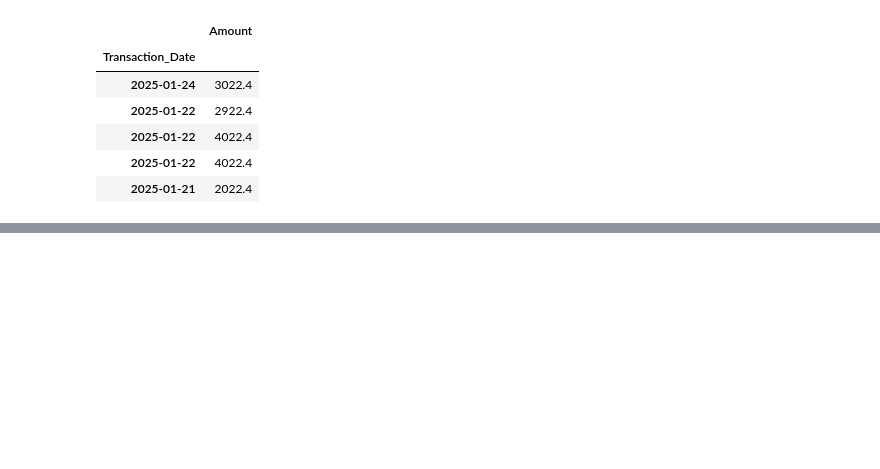
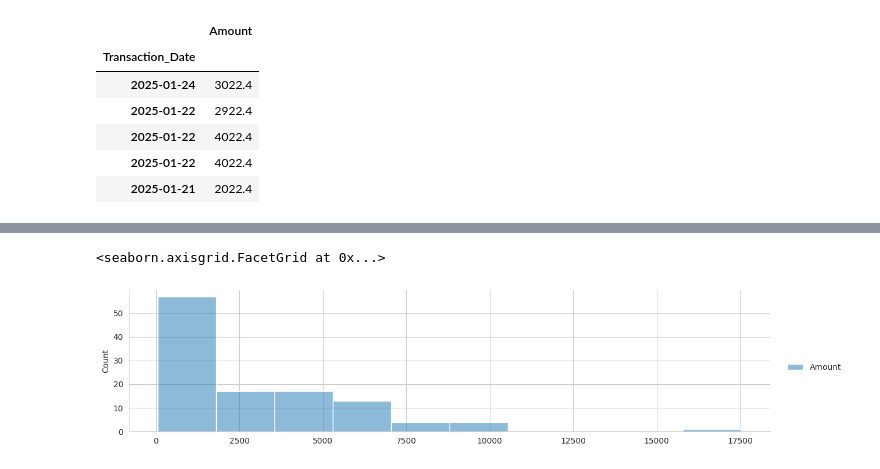
Before and after one commit to Jeremiah-Katumo/dsa, a Jupyter notebook: project/transactions.ipynb, the cells around one changed output, grey strips where cells are left out. Cells and saved outputs as stored; diff of their text form; code cells hidden in the pictures; blank space fills up the shorter version.

```diff
--- a/project/transactions.ipynb
+++ b/project/transactions.ipynb
@@ -55,0 +129,5 @@ transaction_df.plot(figsize=(15,7))
+# %%
+sns.displot(transaction_df, height=3, kind='hist', aspect=4)
+# %% [output]
+<seaborn.axisgrid.FacetGrid at 0x...>
+[figure, added]
```
Also changed, not shown: parts of 23 cells of this notebook.
